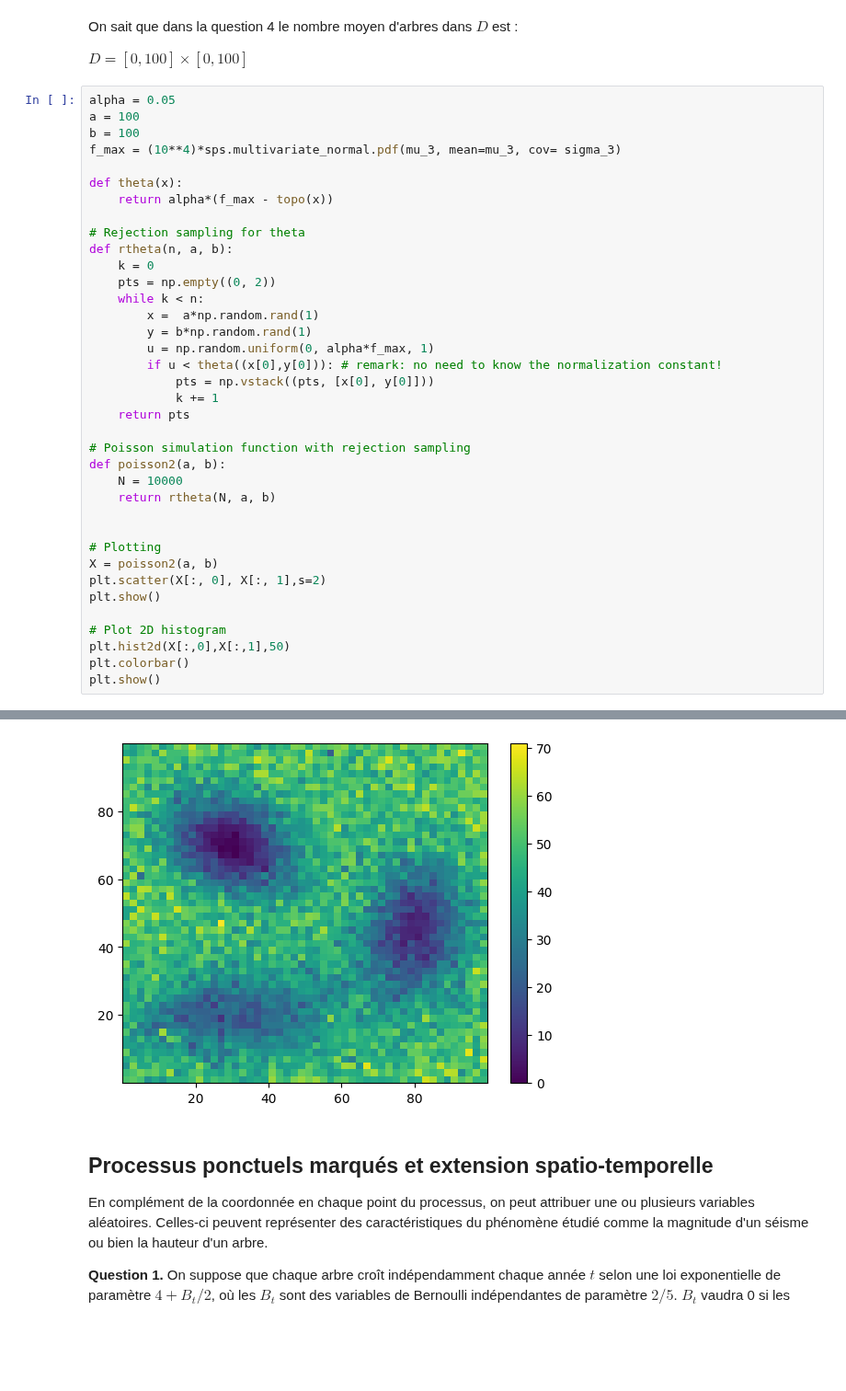
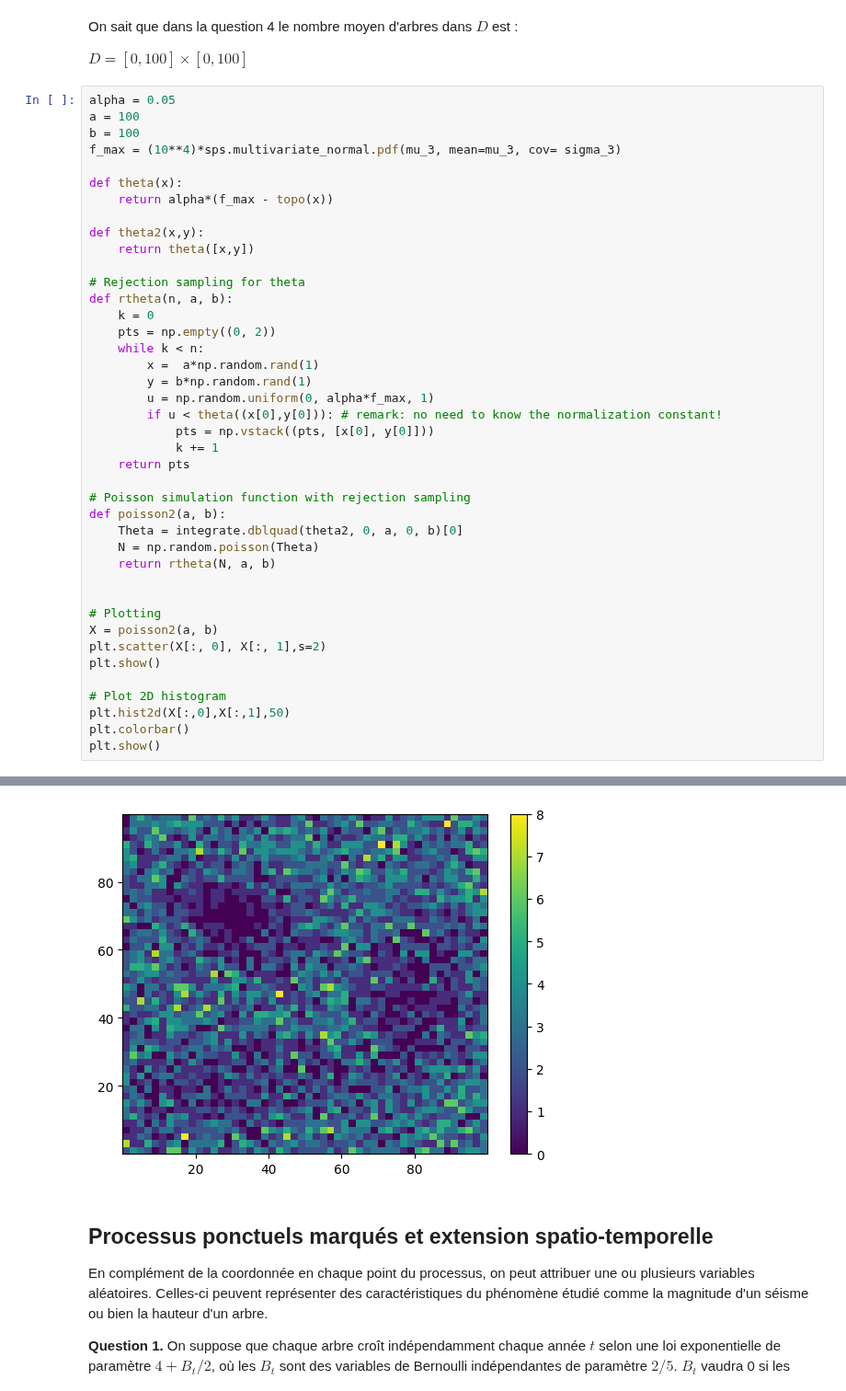
Before and after one commit to bonbonblond/Projet-info, a Jupyter notebook: Proba/Projet ProbabilitÃ©s.ipynb, the cells around one changed output, grey strips where cells are left out. Shown at 92% size. Drawn from its saved outputs; the diff is of its cells as text; blank space fills up the shorter version.

```diff
--- a/Proba/Projet ProbabilitÃ©s.ipynb
+++ b/Proba/Projet ProbabilitÃ©s.ipynb
@@ -363,6 +364,9 @@ f_max = (10**4)*sps.multivariate_normal.pdf(mu_3, mean=mu_3, cov= sigma_3)
 
 def theta(x):
     return alpha*(f_max - topo(x))
+
+def theta2(x,y):
+    return theta([x,y])
 
 # Rejection sampling for theta
 def rtheta(n, a, b):
@@ -379,7 +383,8 @@ def rtheta(n, a, b):
 
 # Poisson simulation function with rejection sampling
 def poisson2(a, b):
-    N = 10000
+    Theta = integrate.dblquad(theta2, 0, a, 0, b)[0]
+    N = np.random.poisson(Theta)
     return rtheta(N, a, b)
 
 
@@ -397,4 +403,4 @@ plt.show()
-[figure, old version]
+[figure, new version]
 # %% [markdown]
 ## Processus ponctuels marqués et extension spatio-temporelle
 
```
Also changed, not shown: parts of 5 cells of this notebook.
